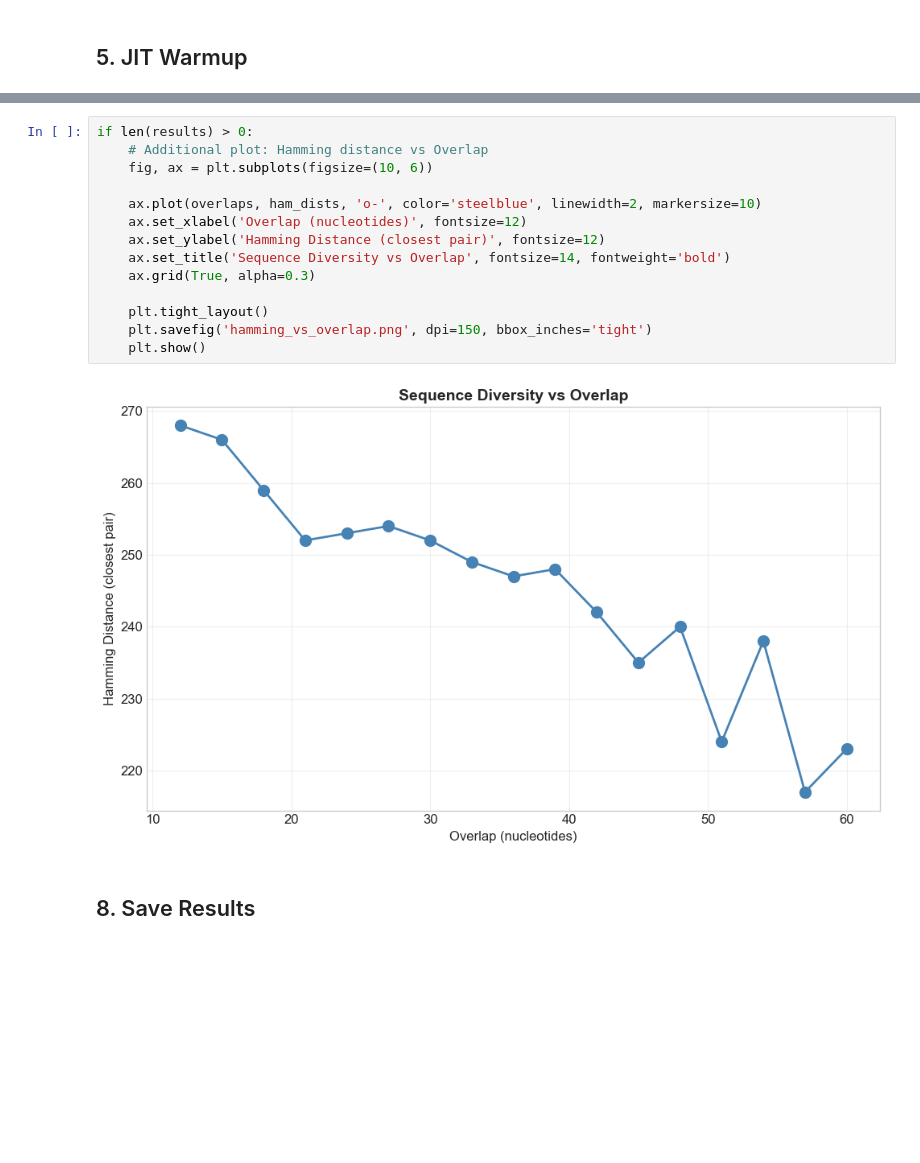
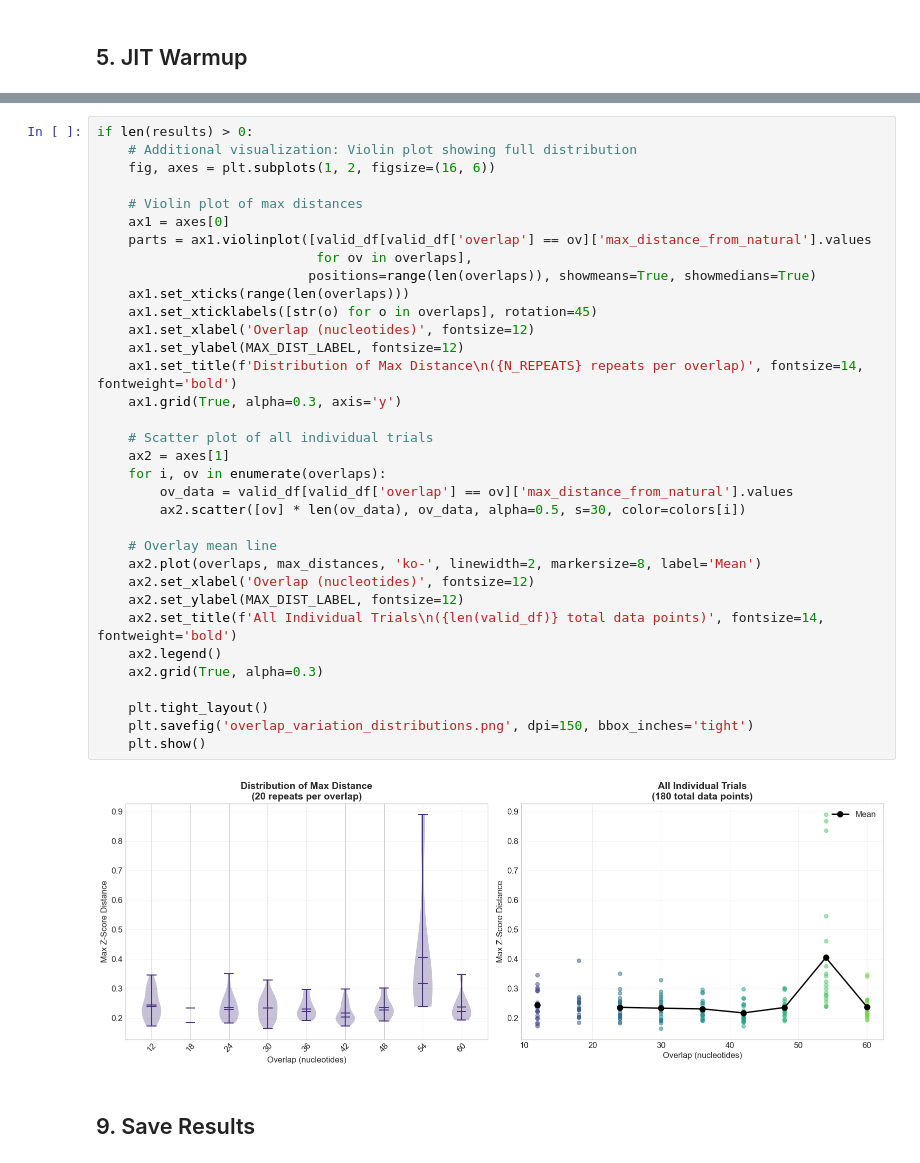
Before and after one commit to orsonk22/OverlappingGenes, a Jupyter notebook: GA/GAoverlap_variation_analysis.ipynb, the cells around one changed output, grey strips where cells are left out. Drawn from its saved outputs; the diff is of its cells as text; blank space fills up the shorter version.

```diff
--- a/GA/GAoverlap_variation_analysis.ipynb
+++ b/GA/GAoverlap_variation_analysis.ipynb
@@ -799,20 +793,40 @@ if len(results) > 0:
-# %%
-if len(results) > 0:
-    # Additional plot: Hamming distance vs Overlap
-    fig, ax = plt.subplots(figsize=(10, 6))
-
-    ax.plot(overlaps, ham_dists, 'o-', color='steelblue', linewidth=2, markersize=10)
-    ax.set_xlabel('Overlap (nucleotides)', fontsize=12)
-    ax.set_ylabel('Hamming Distance (closest pair)', fontsize=12)
-    ax.set_title('Sequence Diversity vs Overlap', fontsize=14, fontweight='bold')
-    ax.grid(True, alpha=0.3)
-
-    plt.tight_layout()
-    plt.savefig('hamming_vs_overlap.png', dpi=150, bbox_inches='tight')
-    plt.show()
-# %% [output]
-[figure, removed]
+# %%
+if len(results) > 0:
+    # Additional visualization: Violin plot showing full distribution
+    fig, axes = plt.subplots(1, 2, figsize=(16, 6))
+
+    # Violin plot of max distances
+    ax1 = axes[0]
+    parts = ax1.violinplot([valid_df[valid_df['overlap'] == ov]['max_distance_from_natural'].values
+                            for ov in overlaps],
+                           positions=range(len(overlaps)), showmeans=True, showmedians=True)
+    ax1.set_xticks(range(len(overlaps)))
+    ax1.set_xticklabels([str(o) for o in overlaps], rotation=45)
+    ax1.set_xlabel('Overlap (nucleotides)', fontsize=12)
+    ax1.set_ylabel(MAX_DIST_LABEL, fontsize=12)
+    ax1.set_title(f'Distribution of Max Distance\n({N_REPEATS} repeats per overlap)', fontsize=14, fontweight='bold')
+    ax1.grid(True, alpha=0.3, axis='y')
+
+    # Scatter plot of all individual trials
+    ax2 = axes[1]
+    for i, ov in enumerate(overlaps):
+        ov_data = valid_df[valid_df['overlap'] == ov]['max_distance_from_natural'].values
+        ax2.scatter([ov] * len(ov_data), ov_data, alpha=0.5, s=30, color=colors[i])
+
+    # Overlay mean line
+    ax2.plot(overlaps, max_distances, 'ko-', linewidth=2, markersize=8, label='Mean')
+    ax2.set_xlabel('Overlap (nucleotides)', fontsize=12)
+    ax2.set_ylabel(MAX_DIST_LABEL, fontsize=12)
+    ax2.set_title(f'All Individual Trials\n({len(valid_df)} total data points)', fontsize=14, fontweight='bold')
+    ax2.legend()
+    ax2.grid(True, alpha=0.3)
+
+    plt.tight_layout()
+    plt.savefig('overlap_variation_distributions.png', dpi=150, bbox_inches='tight')
+    plt.show()
+# %% [output]
+[figure, added]
 # %% [markdown]
-## 8. Save Results
+## 9. Save Results
 # %%
 if len(results) > 0:
```
Also changed, not shown: parts of 24 cells of this notebook, 8 other files.
